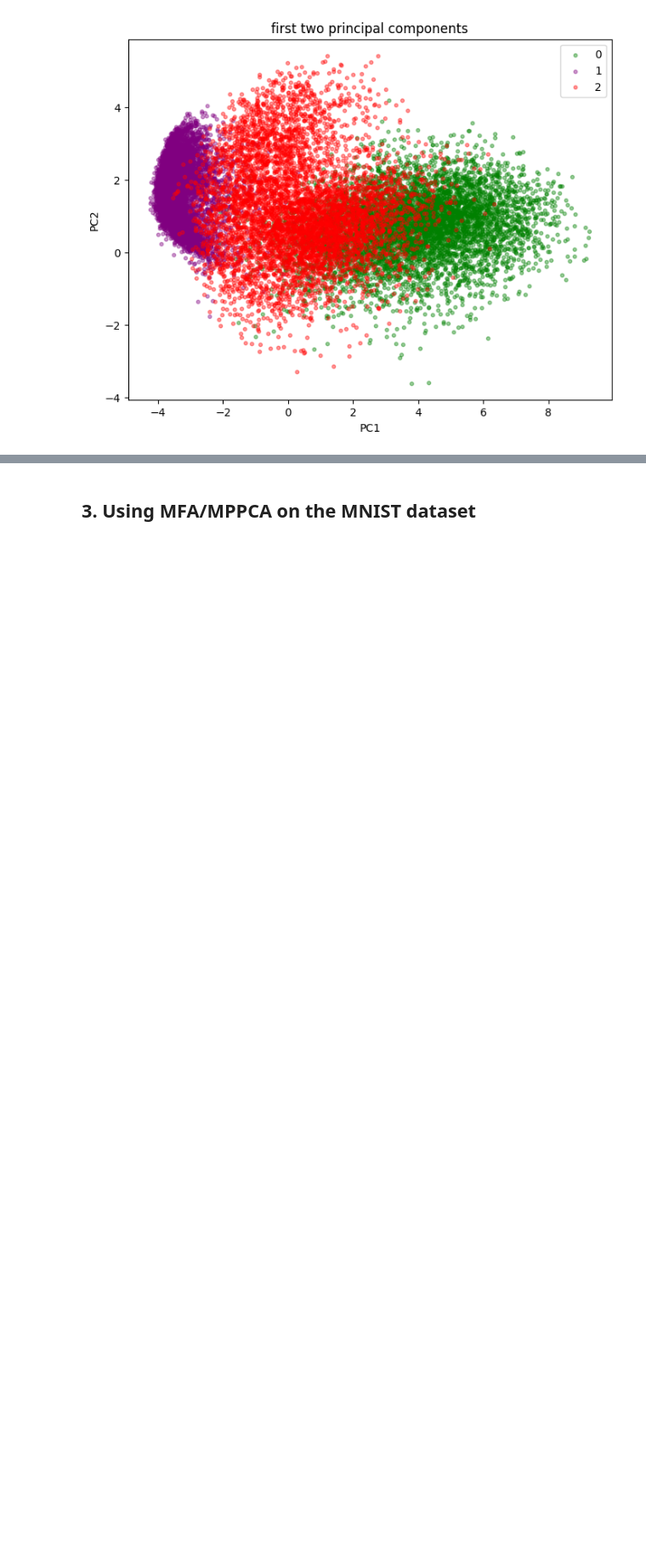
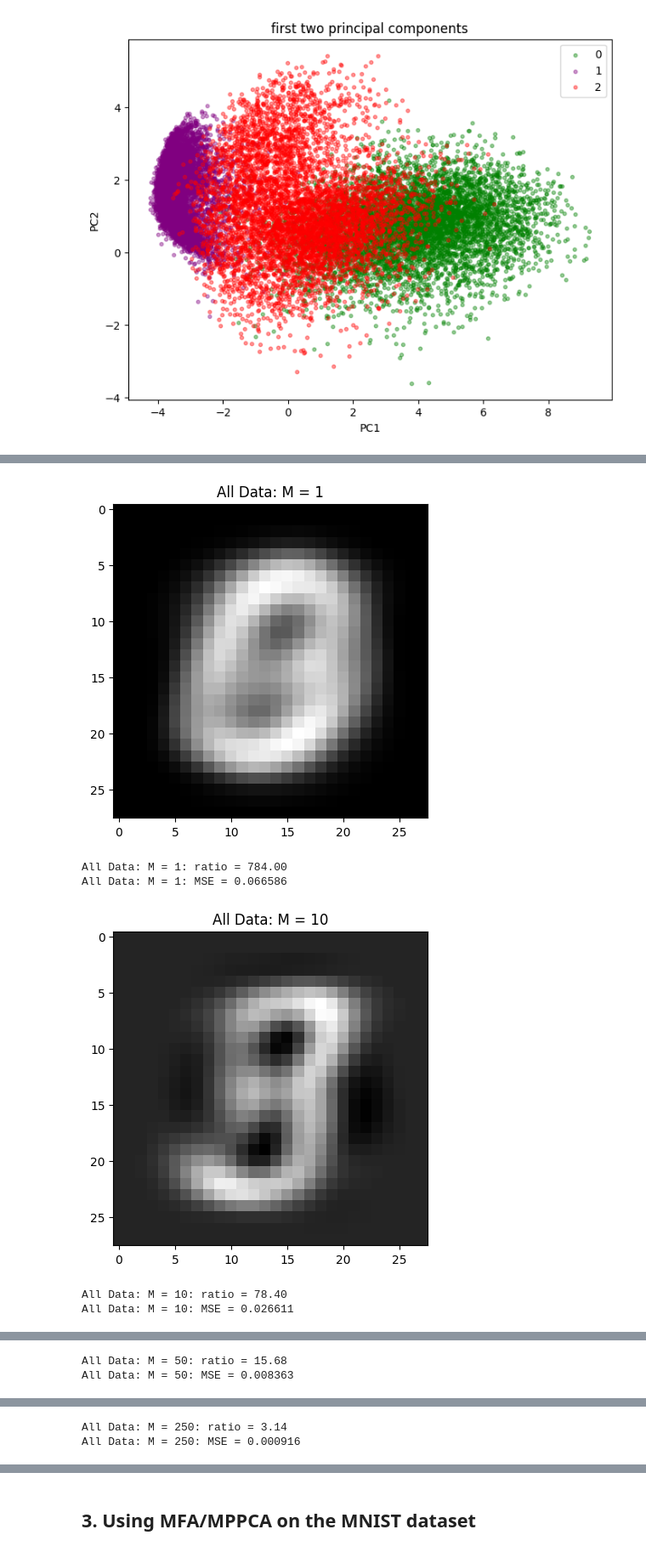
Before and after one commit to HendrikHigl/ma-cs-apml, a Jupyter notebook: pPCA_MNIST_project/ppca_image_reconstruction_project_final.ipynb, the cells around one changed output, grey strips where cells are left out. Shown at 85% size. Saved outputs shown, nothing was run; the diff lists cells and outputs as text; code cells hidden in the pictures; blank space fills up the shorter version.

```diff
--- a/pPCA_MNIST_project/ppca_image_reconstruction_project_final.ipynb
+++ b/pPCA_MNIST_project/ppca_image_reconstruction_project_final.ipynb
@@ -347,0 +382,30 @@ plt.show()
+# %%
+from sklearn.metrics import mean_squared_error
+m_values = [1, 10, 50, 250]
+
+for m in m_values:
+
+    m_components = pca_all.components_[:m]
+    mean = pca_all.mean_
+
+    coe = np.dot(sample - mean, m_components.T)
+    m_image = mean + np.dot(coe, m_components)
+
+    m_image = m_image.reshape(28,28)
+
+    plt.imshow(m_image, cmap='gray')
+    plt.title("All Data: M = " + str(m))
+    plt.show()
+
+    ratio = 784 / m
+    print(f"All Data: M = {m}: ratio = {ratio:.2f}")
+
+    mse = mean_squared_error(sample, m_image.flatten())
+    print(f"All Data: M = {m}: MSE = {mse:.6f}")
+# %% [output]
+[figure, added]
+All Data: M = 1: ratio = 784.00
+All Data: M = 1: MSE = 0.066586
+[figure, added]
+All Data: M = 10: ratio = 78.40
+All Data: M = 10: MSE = 0.026611
@@ -347,0 +413,2 @@ plt.show()
+All Data: M = 50: ratio = 15.68
+All Data: M = 50: MSE = 0.008363
@@ -347,0 +416,2 @@ plt.show()
+All Data: M = 250: ratio = 3.14
+All Data: M = 250: MSE = 0.000916
```
Also changed, not shown: parts of 6 cells of this notebook.
